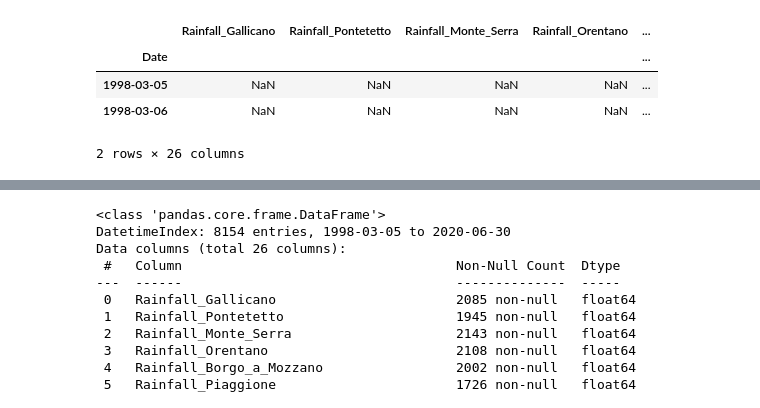
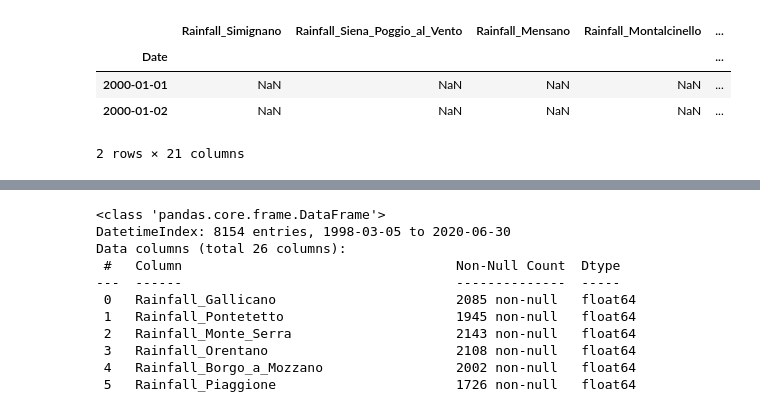
Before and after one commit to thomas-wsbd/acea-water-prediction, a Jupyter notebook: explore.ipynb, the cells around one changed output, grey strips where cells are left out. Cells and saved outputs as stored; diff of their text form; code cells hidden in the pictures.

```diff
--- a/explore.ipynb
+++ b/explore.ipynb
@@ -52,12 +73,12 @@ def makemap(gdf):
 # %%
-df_aq_auser = readcsv('Aquifer_Auser.csv')
+df_aq_auser = readcsv('Aquifer_Luco.csv')
 df_aq_auser.head(2)
 # %% [output]
-|  | Rainfall_Gallicano | Rainfall_Pontetetto | Rainfall_Monte_Serra | Rainfall_Orentano | ... |
+|  | Rainfall_Simignano | Rainfall_Siena_Poggio_al_Vento | Rainfall_Mensano | Rainfall_Montalcinello | ... |
 | Date |  |  |  |  | ... |
-| 1998-03-05 | NaN | NaN | NaN | NaN | ... |
-| 1998-03-06 | NaN | NaN | NaN | NaN | ... |
+| 2000-01-01 | NaN | NaN | NaN | NaN | ... |
+| 2000-01-02 | NaN | NaN | NaN | NaN | ... |
-2 rows × 26 columns
+2 rows × 21 columns
 # %%
 trendplot(df_aq_auser, 'Depth_to_Groundwater_SAL')
 # %% [output]
```
Also changed, not shown: parts of 9 cells of this notebook, 54 other files.
